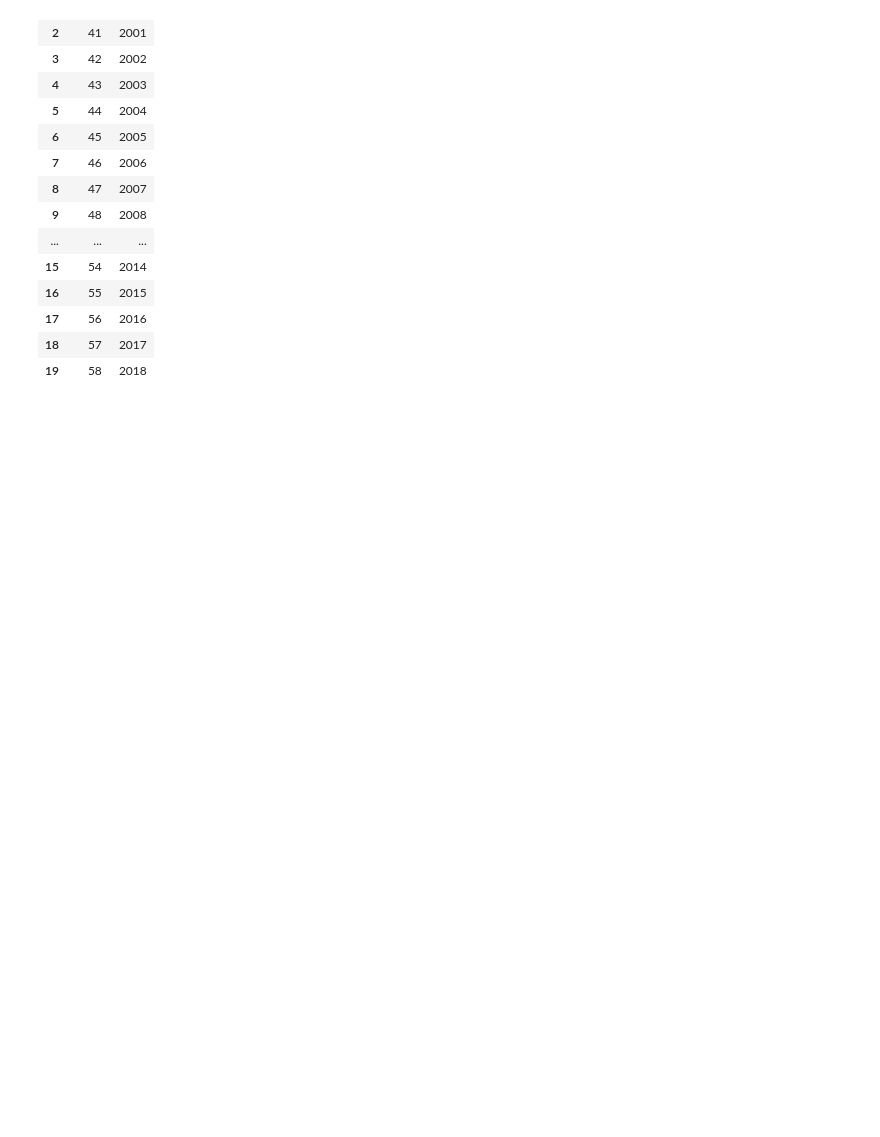
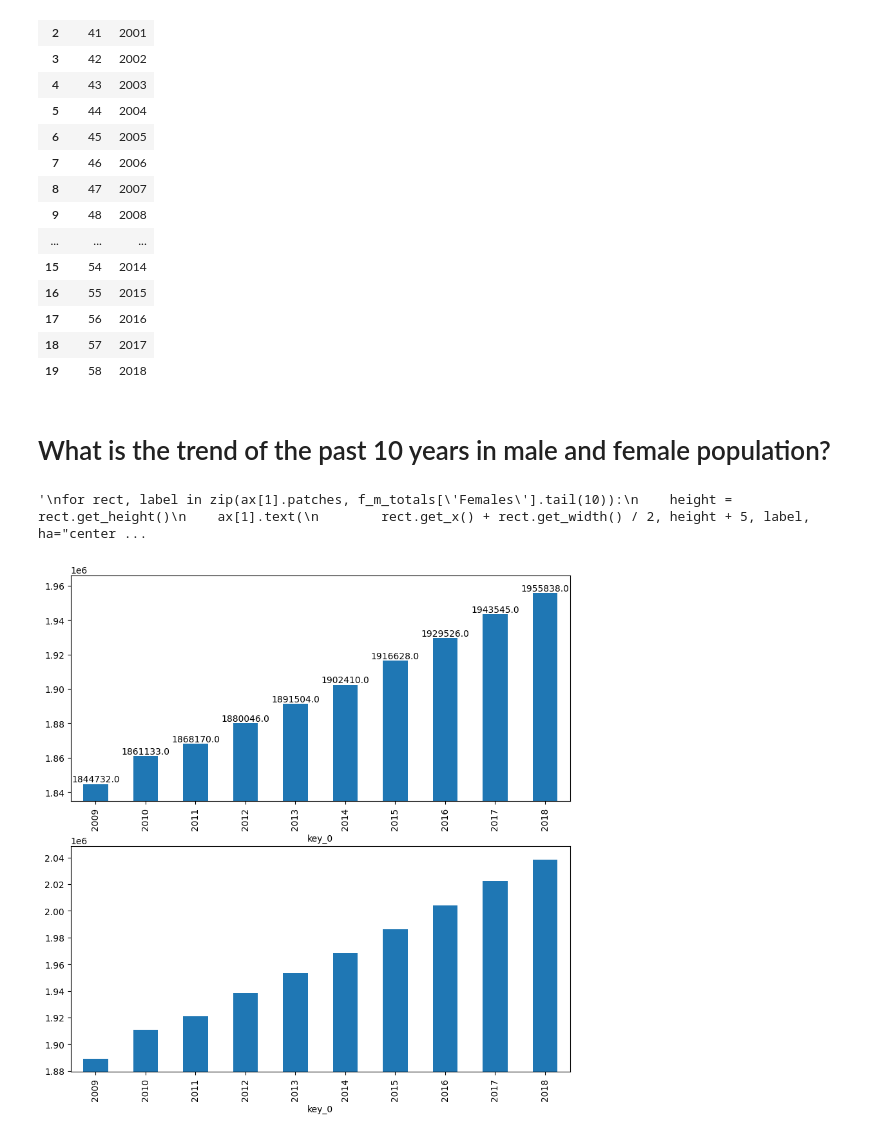
Before and after one commit to zenbaei/Data_Stats_Practice, a Jupyter notebook: singapore_cs.ipynb, the cells around one changed output. Saved outputs shown, nothing was run; the diff lists cells and outputs as text; code cells hidden in the pictures; blank space fills up the shorter version.

Commit message:
Create bar chart to compare Male and Female population trend

```diff
--- a/singapore_cs.ipynb
+++ b/singapore_cs.ipynb
@@ -171,3 +171,38 @@ filtered['key_0'].reset_index()
 | 17 | 56 | 2016 |
 | 18 | 57 | 2017 |
 | 19 | 58 | 2018 |
+# %% [markdown]
+# What is the trend of the past 10 years in male and female population?
+# %%
+males = f_m_totals['Males'].tail(10)
+males.index = f_m_totals['key_0'].tail(10)
+
+females = f_m_totals['Females'].tail(10)
+females.index = males.index
+
+
+fig, ax = plt.subplots(2, figsize=(10,10))
+
+ax[0].set_ylim(males.min() - 10000, males.max() + 10000)
+males.plot.bar(ax=ax[0])
+
+for rect, label in zip(ax[0].patches, males):
+    height = rect.get_height()
+    ax[0].text(
+        rect.get_x() + rect.get_width() / 2, height + 5, label, ha="center", va="bottom"
+    )
+
+ax[1].set_ylim(females.min() - 10000, females.max() + 10000)
+#ax[1].bar_label(ax[1].containers[0], label_type= 'edge', lables=females)
+females.plot.bar(ax=ax[1])
+
+"""
+for rect, label in zip(ax[1].patches, f_m_totals['Females'].tail(10)):
+    height = rect.get_height()
+    ax[1].text(
+        rect.get_x() + rect.get_width() / 2, height + 5, label, ha="center", va="bottom"
+    )
+"""
+# %% [output]
+'\nfor rect, label in zip(ax[1].patches, f_m_totals[\'Females\'].tail(10)):\n    height = rect.get_height()\n    ax[1].text(\n        rect.get_x() + rect.get_width() / 2, height + 5, label, ha="center ...
+[figure, added]
```
Also changed, not shown: parts of 1 cell of this notebook.
